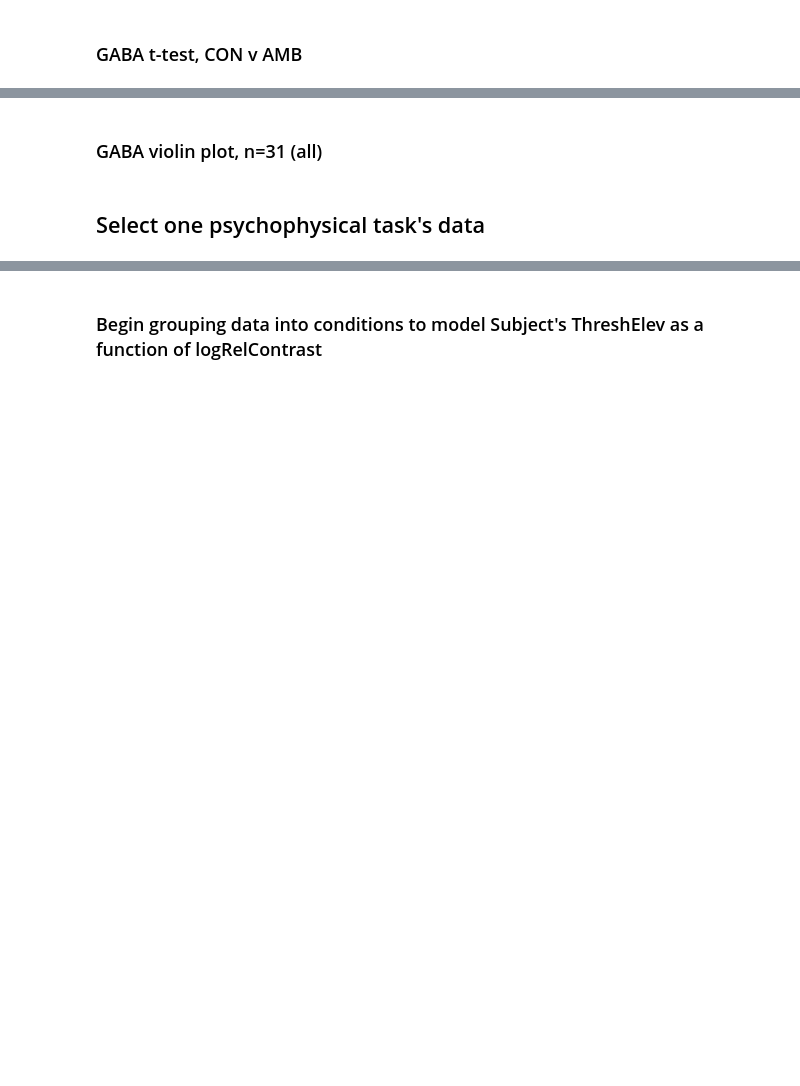
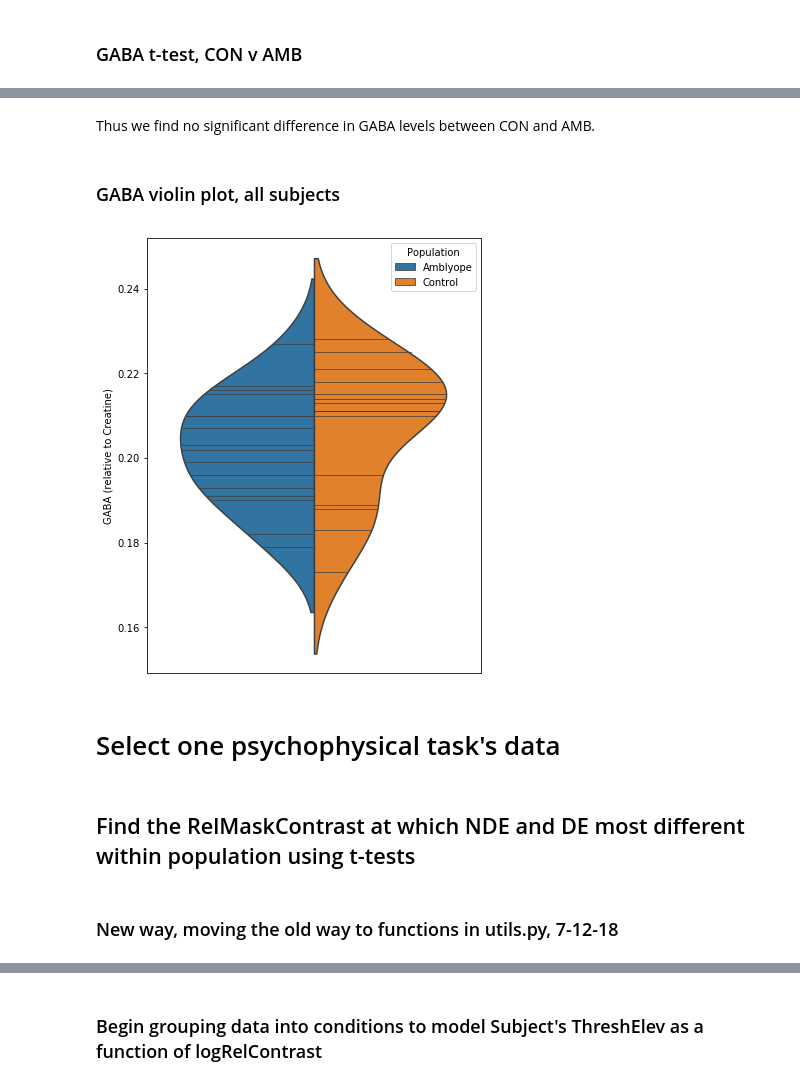
Before and after one commit to smerdis/mrs_amblyopia, a Jupyter notebook: Fitting Linear Model to Thresholds, then calculating distance from ThreshElev=1 (7-2018).ipynb, the cells around one changed output, grey strips where cells are left out. Cells and saved outputs as stored; diff of their text form; code cells hidden in the pictures; blank space fills up the shorter version.

Commit message:
went through notebook, cleaned up and generalized code and related functions in utils.py and suppression.py, committing clean notebook.

```diff
--- a/Fitting Linear Model to Thresholds, then calculating distance from ThreshElev=1 (7-2018).ipynb
+++ b/Fitting Linear Model to Thresholds, then calculating distance from ThreshElev=1 (7-2018).ipynb
@@ -45,18 +64,26 @@ print(tstat, pval)
+# %% [markdown]
+Thus we find no significant difference in GABA levels between CON and AMB.
 # %% [markdown]
-### GABA violin plot, n=31 (all)
+### GABA violin plot, all subjects
 # %%
-with s.PdfPages(f"{plot_dir}/gaba_diffs_n31.pdf") as pdf:
+with s.PdfPages(f"{plot_dir}/gaba_diffs_n{n_gaba_subjs}.pdf") as pdf:
     fig = plt.figure(figsize=(6,8))  # create a figure object
     ax = fig.add_subplot(1, 1, 1)
     ax = sns.violinplot(y='GABA',x='Presentation',hue='Population',data=gdf,split=True,inner='stick',ax=ax)
     ax.xaxis.set_visible(False)
     ax.set_ylabel("GABA (relative to Creatine)")
     plt.show(ax.figure)
     pdf.savefig(ax.figure)
     plt.close(ax.figure)
     plt.close('all')
+# %% [output]
+[figure, added]
 # %% [markdown]
-## Select one psychophysical task's data ##
+# Select one psychophysical task's data #
 # %%
 task = 'SS'
 sdf = sdf[sdf['Task']==task]
+# %% [markdown]
+## Find the RelMaskContrast at which NDE and DE most different within population using t-tests
+# %% [markdown]
+### New way, moving the old way to functions in utils.py, 7-12-18
```
Also changed, not shown: parts of 77 cells of this notebook, 2 other files.
